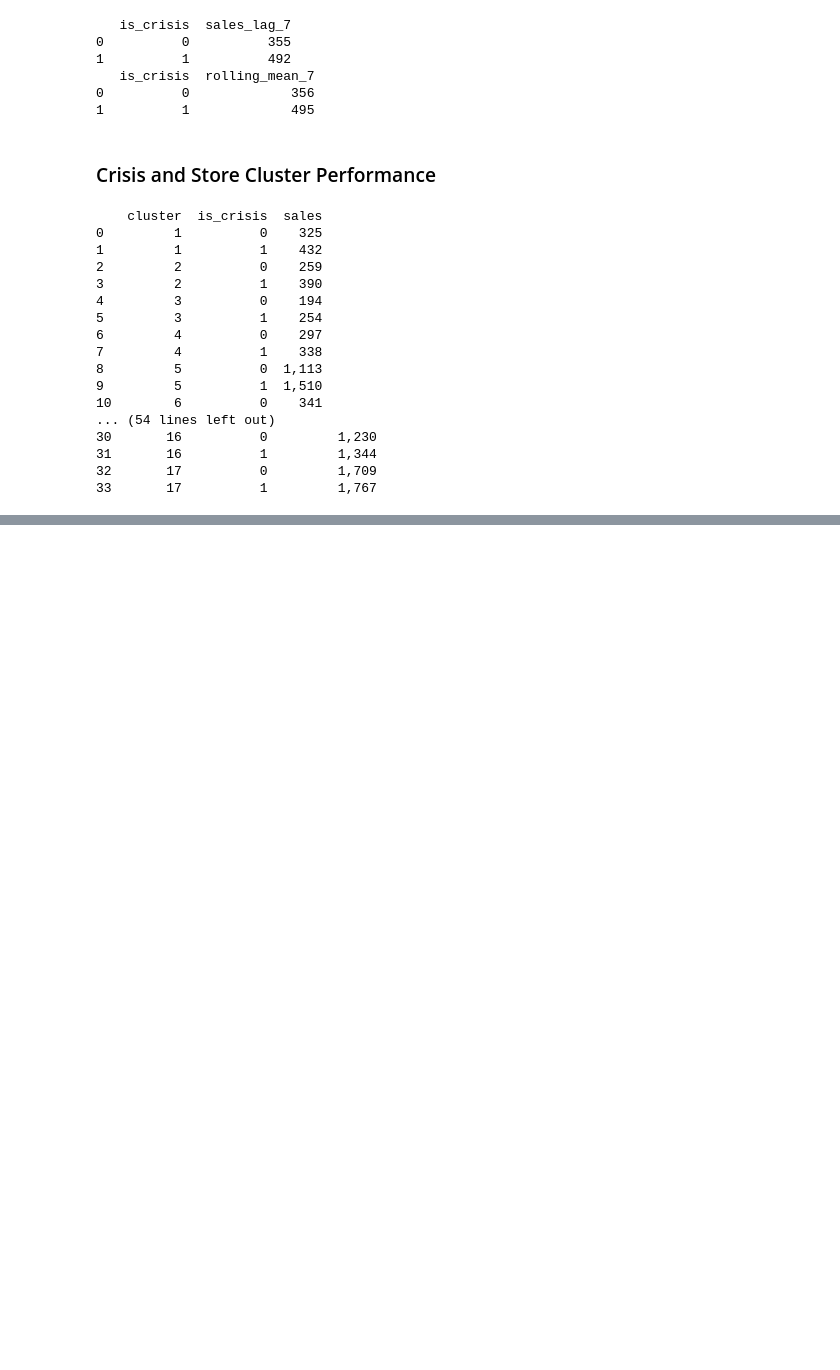
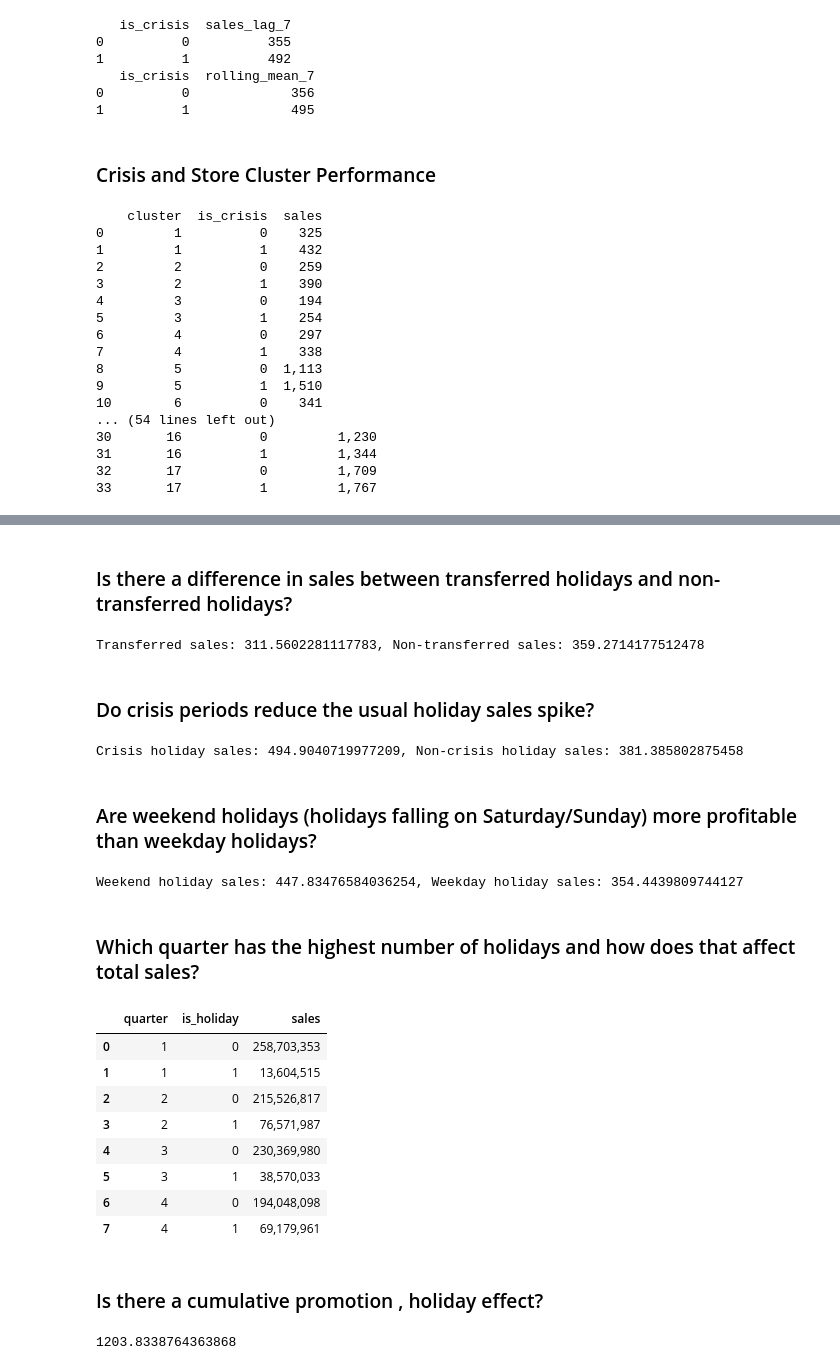
Before and after one commit to Seif-Eldin-Omar/sales-forecasting-optimization, a Jupyter notebook: notebooks/analysis_demo.ipynb, the cells around one changed output, grey strips where cells are left out. Drawn from its saved outputs; the diff is of its cells as text; code cells hidden in the pictures; blank space fills up the shorter version.

Commit message:
Updated analysis added so far 5,6,7,8,9 questions points, meaning 5 questions in total

```diff
--- a/notebooks/analysis_demo.ipynb
+++ b/notebooks/analysis_demo.ipynb
@@ -561,0 +750,47 @@ print(avg_transactions_by_cluster_crisis)
+# %% [markdown]
+### Is there a difference in sales between transferred holidays and non-transferred holidays?
+# %%
+transferred_sales = df[df['transferred'] == 1]['sales'].mean()
+non_transferred_sales = df[df['transferred'] == 0]['sales'].mean()
+print(f"Transferred sales: {transferred_sales}, Non-transferred sales: {non_transferred_sales}")
+# %% [output]
+Transferred sales: 311.5602281117783, Non-transferred sales: 359.2714177512478
+# %% [markdown]
+###  Do crisis periods reduce the usual holiday sales spike?
+# %%
+crisis_holiday_sales = df[(df['is_crisis'] == 1) & (df['is_holiday'] == 1)]['sales'].mean()
+non_crisis_holiday_sales = df[(df['is_crisis'] == 0) & (df['is_holiday'] == 1)]['sales'].mean()
+print(f"Crisis holiday sales: {crisis_holiday_sales}, Non-crisis holiday sales: {non_crisis_holiday_sales}")
+# %% [output]
+Crisis holiday sales: 494.9040719977209, Non-crisis holiday sales: 381.385802875458
+# %% [markdown]
+### Are weekend holidays (holidays falling on Saturday/Sunday) more profitable than weekday holidays?
+# %%
+df['is_weekend_holiday'] = (df['is_holiday'] == 1) & (df['day_of_week'].isin(['Saturday', 'Sunday']))
+weekend_holiday_sales = df[df['is_weekend_holiday'] == 1]['sales'].mean()
+weekday_holiday_sales = df[df['is_weekend_holiday'] == 0]['sales'].mean()
+print(f"Weekend holiday sales: {weekend_holiday_sales}, Weekday holiday sales: {weekday_holiday_sales}")
+# %% [output]
+Weekend holiday sales: 447.83476584036254, Weekday holiday sales: 354.4439809744127
+# %% [markdown]
+###  Which quarter has the highest number of holidays and how does that affect total sales?
+# %%
+quarter_holiday_sales = df.groupby(['quarter', 'is_holiday'])['sales'].sum().reset_index()
+quarter_holiday_sales
+# %% [output]
+|  | quarter | is_holiday | sales |
+| 0 | 1 | 0 | 258,703,353 |
+| 1 | 1 | 1 | 13,604,515 |
+| 2 | 2 | 0 | 215,526,817 |
+| 3 | 2 | 1 | 76,571,987 |
+| 4 | 3 | 0 | 230,369,980 |
+| 5 | 3 | 1 | 38,570,033 |
+| 6 | 4 | 0 | 194,048,098 |
+| 7 | 4 | 1 | 69,179,961 |
+# %% [markdown]
+### Is there a cumulative promotion , holiday effect?
+# %%
+promo_holiday_sales_combined = df[(df['onpromotion'] > 0) & (df['is_holiday'] == 1)]['sales'].mean()
+promo_holiday_sales_combined
+# %% [output]
+1203.8338764363868
```
Also changed, not shown: parts of 26 cells of this notebook.
